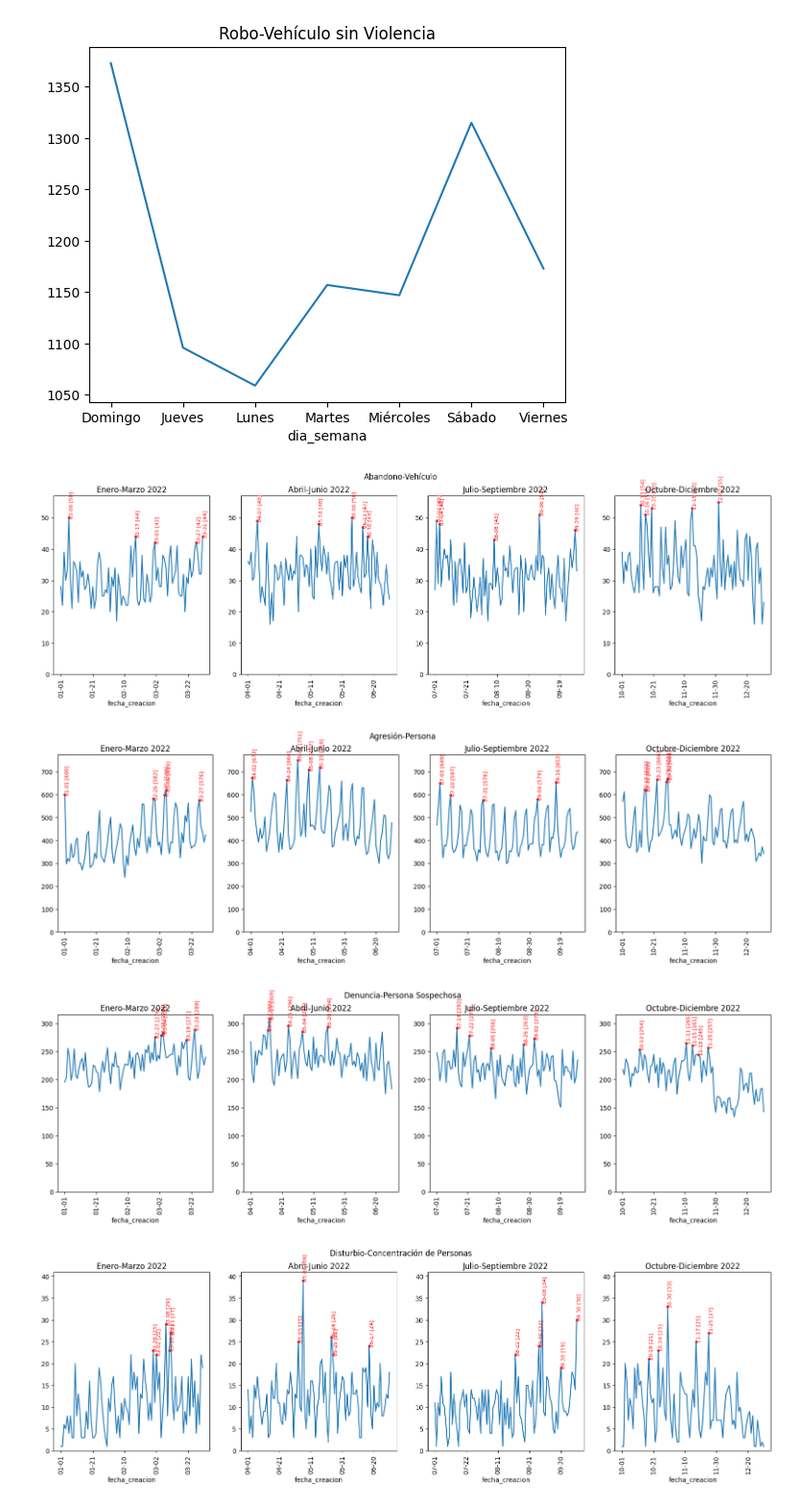
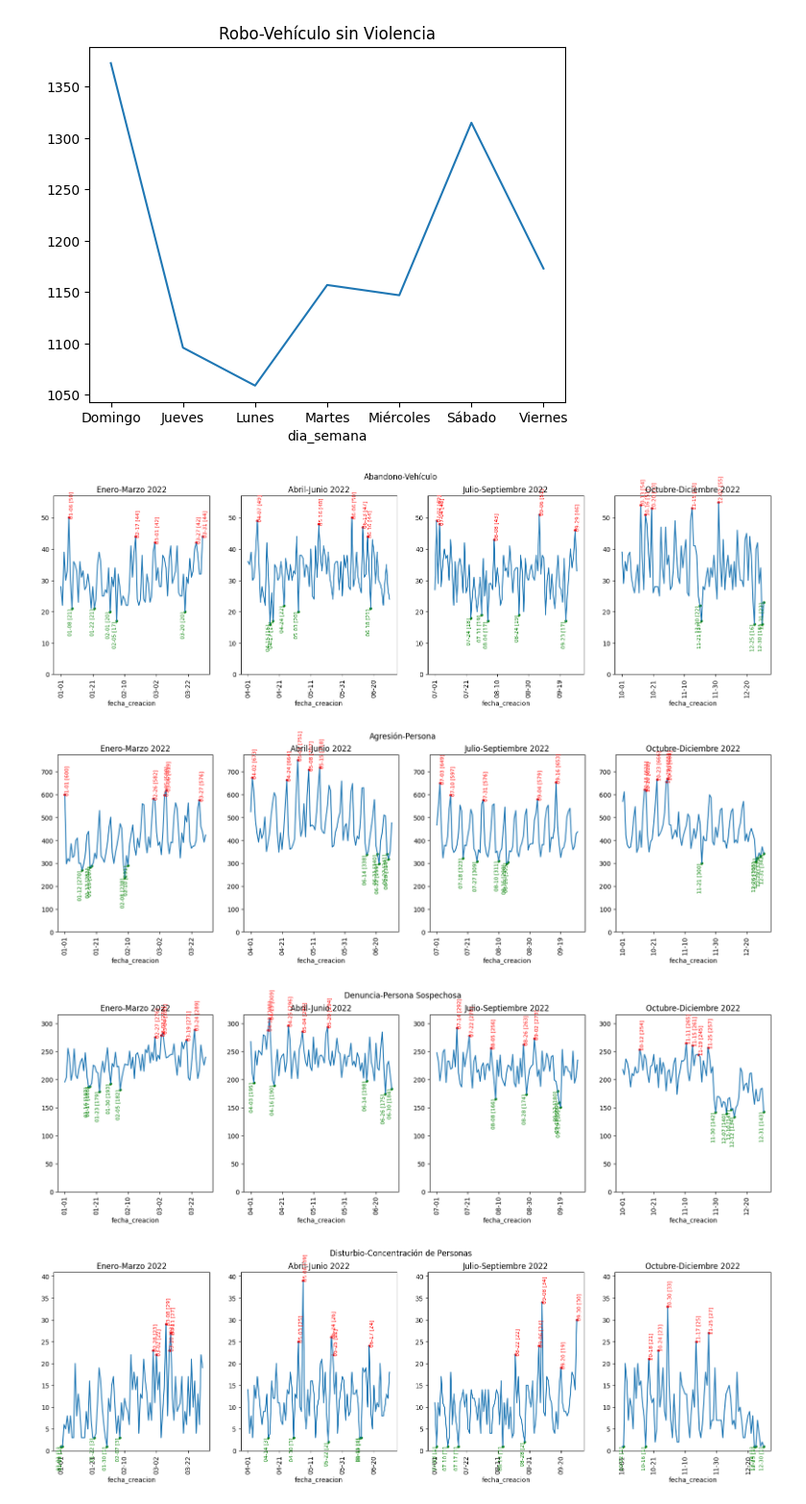
Before and after one commit to M1ndBlast/c5, a Jupyter notebook: tendencias.ipynb, the cells around one changed output. Shown at 96% size. Cells and saved outputs as stored; diff of their text form; code cells hidden in the pictures.

```diff
--- a/tendencias.ipynb
+++ b/tendencias.ipynb
@@ -139,9 +139,13 @@ with PdfPages(f'{dir}/{dir}.pdf') as pdf:
             if i < 5:
                 #get position of x in delito_df_pt1
                 x_pos = delito_df_pt1.index.get_loc(x)
-
                 axes[0].scatter(x_pos, y, s=10, color='red')
                 axes[0].text(x_pos, y, str(f"{x} [{y}]"), fontsize=8, color='red', rotation=90)
+            elif i+5 >= len(delito_df_pt1_sorted):
+                #get position of x in delito_df_pt1
+                x_pos = delito_df_pt1.index.get_loc(x)
+                axes[0].scatter(x_pos, y, s=10, color='green')
+                axes[0].text(x_pos, y, str(f"{x} [{y}]"), fontsize=8, color='green', rotation=90,  horizontalalignment='right', verticalalignment='top')
 
         # Plot 2
         delito_df_pt2 = delito_df[(delito_df['fecha_creacion'] >= '04-01') & (delito_df['fecha_creacion'] < '07-01')].groupby('fecha_creacion').count()['incidente_c4']
@@ -154,9 +158,13 @@ with PdfPages(f'{dir}/{dir}.pdf') as pdf:
             if i < 5:
                 #get position of x in delito_df_pt2
                 x_pos = delito_df_pt2.index.get_loc(x)
-
                 axes[1].scatter(x_pos, y, s=10, color='red')
                 axes[1].text(x_pos, y, str(f"{x} [{y}]"), fontsize=8, color='red', rotation=90)
+            elif i+5 >= len(delito_df_pt2_sorted):
+                #get position of x in delito_df_pt2
+                x_pos = delito_df_pt2.index.get_loc(x)
+                axes[1].scatter(x_pos, y, s=10, color='green')
+                axes[1].text(x_pos, y, str(f"{x} [{y}]"), fontsize=8, color='green', rotation=90,  horizontalalignment='right', verticalalignment='top')
 
         # Plot 3
         delito_df_pt3 = delito_df[(delito_df['fecha_creacion'] >= '07-01') & (delito_df['fecha_creacion'] < '10-01')].groupby('fecha_creacion').count()['incidente_c4']
@@ -167,40 +175,47 @@ with PdfPages(f'{dir}/{dir}.pdf') as pdf:
         delito_df_pt3_sorted = delito_df_pt3.sort_values(ascending=False)
         for i, (x, y) in enumerate(zip(delito_df_pt3_sorted.index, delito_df_pt3_sorted.values)):
             if i < 5:
-                #get position of x in delito_df_pt2
+                #get position of x in delito_df_pt3
                 x_pos = delito_df_pt3.index.get_loc(x)
-
                 axes[2].scatter(x_pos, y, s=10, color='red')
                 axes[2].text(x_pos, y, str(f"{x} [{y}]"), fontsize=8, color='red', rotation=90)
+            elif i+5 >= len(delito_df_pt3_sorted):
+                #get position of x in delito_df_pt3
+                x_pos = delito_df_pt3.index.get_loc(x)
+                axes[2].scatter(x_pos, y, s=10, color='green')
+                axes[2].text(x_pos, y, str(f"{x} [{y}]"), fontsize=8, color='green', rotation=90,  horizontalalignment='right', verticalalignment='top')
 
         # Plot 4
         delito_df_pt4 = delito_df[(delito_df['fecha_creacion'] >= '10-01')].groupby('fecha_creacion').count()['incidente_c4']
         delito_df_pt4.plot(ax=axes[3])
         axes[3].set_title('Octubre-Diciembre 2022')
         axes[3].set_xticklabels(axes[3].get_xticklabels(), rotation=90)
         # Add scatter points with text labels to 5th hights days
         delito_df_pt4_sorted = delito_df_pt4.sort_values(ascending=False)
         for i, (x, y) in enumerate(zip(delito_df_pt4_sorted.index, delito_df_pt4_sorted.values)):
             if i < 5:
-                #get position of x in delito_df_pt2
+                #get position of x in delito_df_pt4
                 x_pos = delito_df_pt4.index.get_loc(x)
-
                 axes[3].scatter(x_pos, y, s=10, color='red')
                 axes[3].text(x_pos, y, str(f"{x} [{y}]"), fontsize=8, color='red', rotation=90)
-
+            elif i+5 >= len(delito_df_pt4_sorted):
+                #get position of x in delito_df_pt4
+                x_pos = delito_df_pt4.index.get_loc(x)
+                axes[3].scatter(x_pos, y, s=10, color='green')
+                axes[3].text(x_pos, y, str(f"{x} [{y}]"), fontsize=8, color='green', rotation=90,  horizontalalignment='right', verticalalignment='top')
 
         #Get Max scale of all axes using get_ylim()
         y_max = max([ax.get_ylim()[1] for ax in axes])
         #Set all axes to the same scale
         for ax in axes:
             ax.set_ylim(0, y_max)
 
         plt.suptitle(delito)
         pdf.savefig()
         plt.savefig(f"{dir}/{delito}.png")
         plt.show()
 # %% [output]
-[figure, old version]
+[figure, new version]
-[figure, old version]
+[figure, new version]
-[figure, old version]
+[figure, new version]
-[figure, old version]
+[figure, new version]
```
Also changed, not shown: parts of 1 cell of this notebook.
